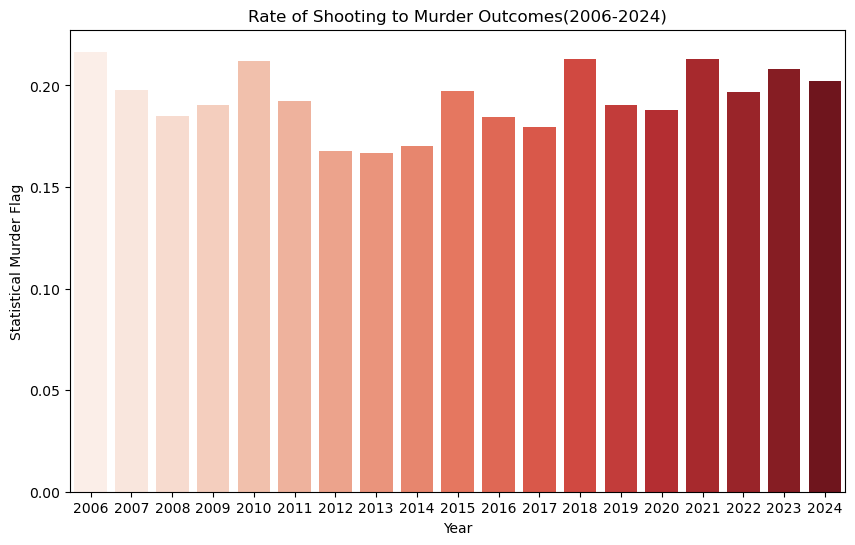
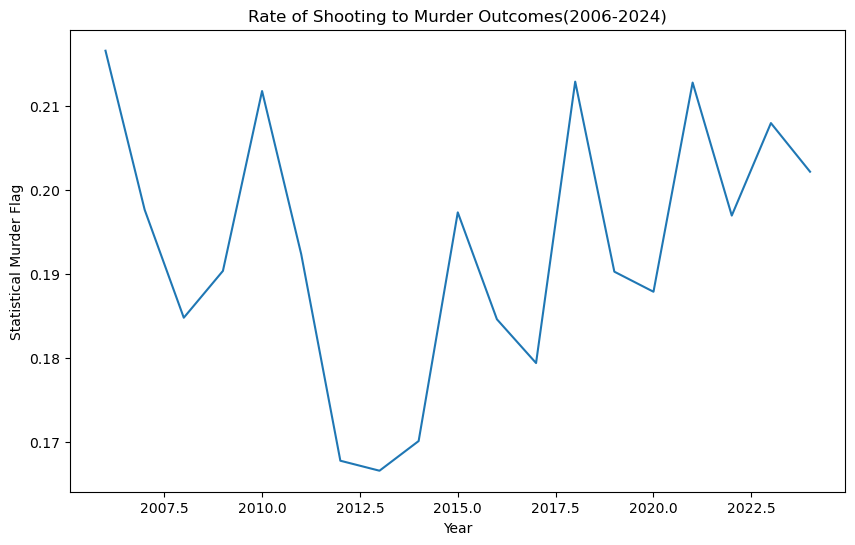
Code edit (unified diff) that turned the first committed figure into the second:
--- before
+++ after
@@ -3,5 +3,5 @@
 
 #Using the seaborn library creating a bar chart to display the conversion count
-sns.barplot(x='year', y='statistical_murder_flag', data=date_conversion, palette='Reds')
+sns.lineplot(x='year', y='statistical_murder_flag', data=date_conversion)
 
 

Commit: changed data visualizations